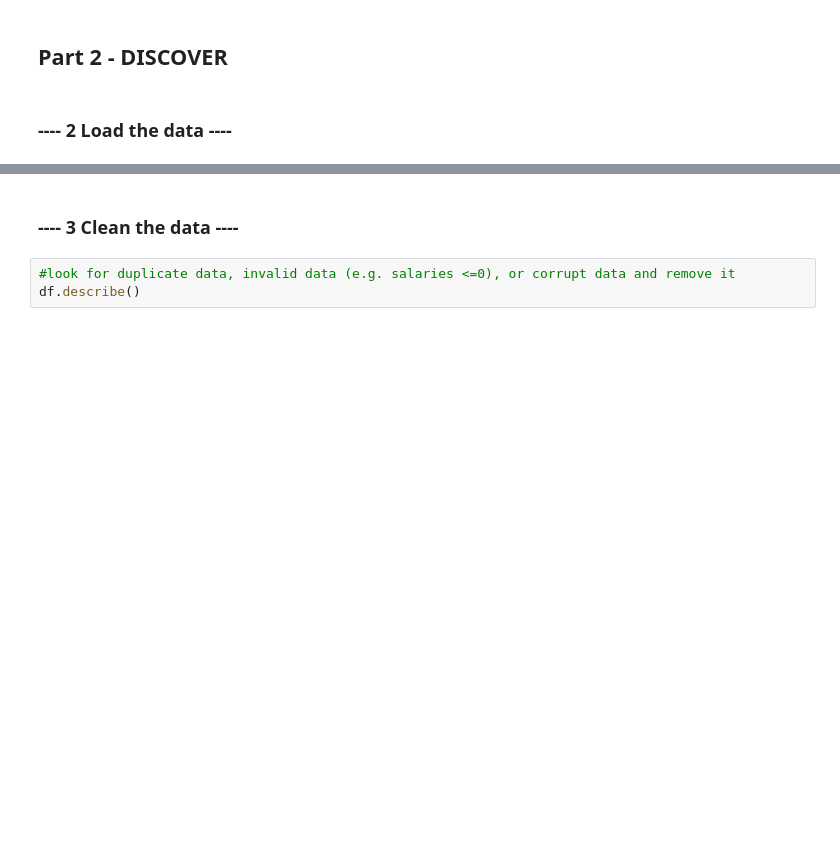
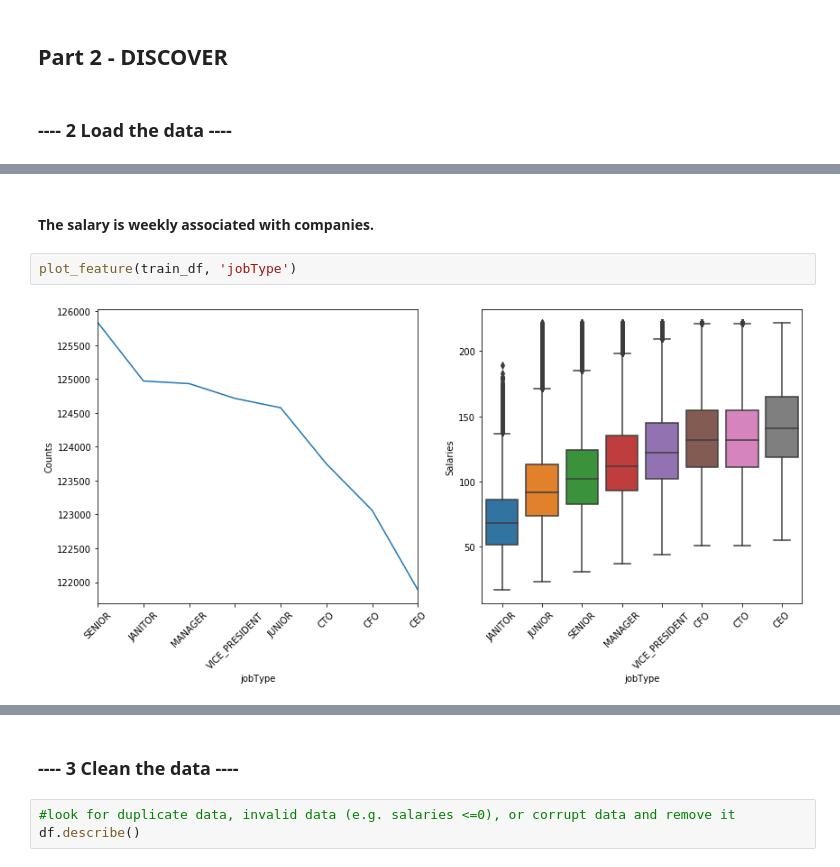
Before and after one commit to raktim314/Salary_prediction, a Jupyter notebook: Script.ipynb, the cells around one changed output, grey strips where cells are left out. Cells and saved outputs as stored; diff of their text form; blank space fills up the shorter version.

```diff
--- a/Script.ipynb
+++ b/Script.ipynb
@@ -70,0 +334,6 @@ df.head()
+# %% [markdown]
+#### The salary is weekly associated with companies.
+# %%
+plot_feature(train_df, 'jobType')
+# %% [output]
+[figure, added]
```
Also changed, not shown: parts of 91 cells of this notebook.
